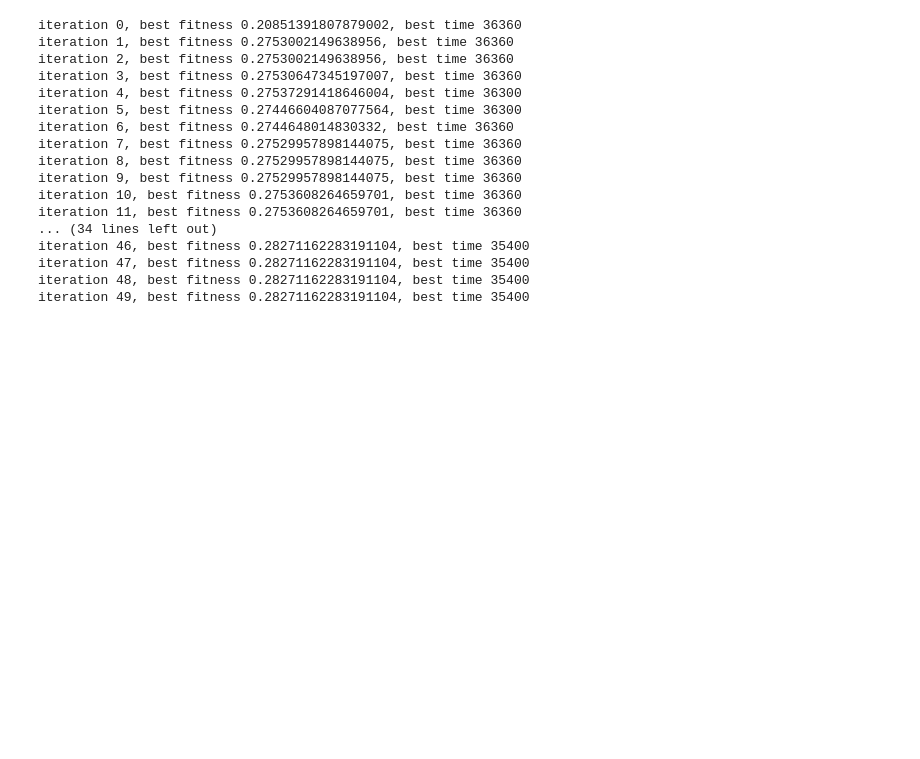
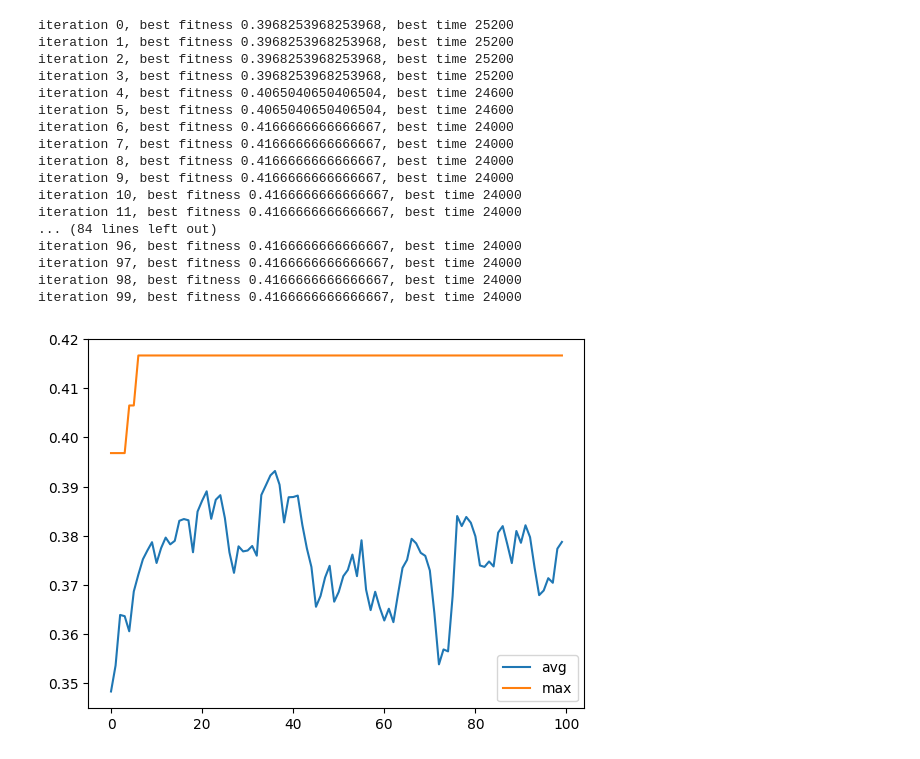
Before and after one commit to Th1nhNg0/hayday-planner, a Jupyter notebook: test.ipynb, the cells around one changed output. Cells and saved outputs as stored; diff of their text form; code cells hidden in the pictures; blank space fills up the shorter version.

```diff
--- a/test.ipynb
+++ b/test.ipynb
@@ -100,7 +140,9 @@ def mutation(chromosome):
 # %%
 # simple GA algorithm
-pop_size = 500
-iteration = 50
+pop_size = 60
+iteration = 100
+
+fitness_history = []
 # generate inital population
 population = []
 for i in range(pop_size):
@@ -110,34 +152,52 @@ for i in range(iteration):
     fitness = []
     for chromosome in population:
         fitness.append(calc_fitness(chromosome))
+    fitness_history.append(fitness)
+    best = max(fitness)
+    best_chromosome = population[fitness.index(best)]
+    print(f'iteration {i}, best fitness {best}, best time {max([task["end_time"] for task in best_chromosome])}')
     # generate new population
-    new_population = []
-    best_chromosome = population[fitness.index(max(fitness))]
-    new_population.append(best_chromosome)
-    print(f'iteration {i}, best fitness {fitness[0]}, best time {max([task["end_time"] for task in best_chromosome])}')
+    new_population = [best_chromosome]
     for i in range(pop_size-1):
-        # no crossover
+        # select parents
+        parent1,parent2 = random.choices(population,weights=fitness,k=2)
+        # crossover
+        child1,child2 = crossover(parent1,parent2)
         # mutation
-        new_population.append(mutation(population[i]))
-    population = new_population
+        child1 = mutation(child1)
+        child2 = mutation(child2)
+        new_population.append(child1)
+        new_population.append(child2)
+    population = new_population[:pop_size]
 # %% [output]
-iteration 0, best fitness 0.20851391807879002, best time 36360
-iteration 1, best fitness 0.2753002149638956, best time 36360
-iteration 2, best fitness 0.2753002149638956, best time 36360
-iteration 3, best fitness 0.27530647345197007, best time 36360
-iteration 4, best fitness 0.27537291418646004, best time 36300
-iteration 5, best fitness 0.27446604087077564, best time 36300
-iteration 6, best fitness 0.2744648014830332, best time 36360
-iteration 7, best fitness 0.27529957898144075, best time 36360
-iteration 8, best fitness 0.27529957898144075, best time 36360
-iteration 9, best fitness 0.27529957898144075, best time 36360
-iteration 10, best fitness 0.2753608264659701, best time 36360
-iteration 11, best fitness 0.2753608264659701, best time 36360
-... (34 lines left out)
-iteration 46, best fitness 0.28271162283191104, best time 35400
-iteration 47, best fitness 0.28271162283191104, best time 35400
-iteration 48, best fitness 0.28271162283191104, best time 35400
-iteration 49, best fitness 0.28271162283191104, best time 35400
+iteration 0, best fitness 0.3968253968253968, best time 25200
+iteration 1, best fitness 0.3968253968253968, best time 25200
+iteration 2, best fitness 0.3968253968253968, best time 25200
+iteration 3, best fitness 0.3968253968253968, best time 25200
+iteration 4, best fitness 0.4065040650406504, best time 24600
+iteration 5, best fitness 0.4065040650406504, best time 24600
+iteration 6, best fitness 0.4166666666666667, best time 24000
+iteration 7, best fitness 0.4166666666666667, best time 24000
+iteration 8, best fitness 0.4166666666666667, best time 24000
+iteration 9, best fitness 0.4166666666666667, best time 24000
+iteration 10, best fitness 0.4166666666666667, best time 24000
+iteration 11, best fitness 0.4166666666666667, best time 24000
+... (84 lines left out)
+iteration 96, best fitness 0.4166666666666667, best time 24000
+iteration 97, best fitness 0.4166666666666667, best time 24000
+iteration 98, best fitness 0.4166666666666667, best time 24000
+iteration 99, best fitness 0.4166666666666667, best time 24000
+# %%
+# plot fitness history, 2 line: average and max fitness
+fitness_history = pd.DataFrame(fitness_history)
+fitness_history['avg'] = fitness_history.mean(axis=1)
+fitness_history['max'] = fitness_history.max(axis=1)
+plt.plot(fitness_history['avg'])
+plt.plot(fitness_history['max'])
+plt.legend(['avg','max'])
+plt.show()
+# %% [output]
+[figure, added]
 # %%
 # chromosome = make_chromosome(tasks,machines)
 chromosome = population[fitness.index(max(fitness))]
```
Also changed, not shown: parts of 6 cells of this notebook, 2 other files.
